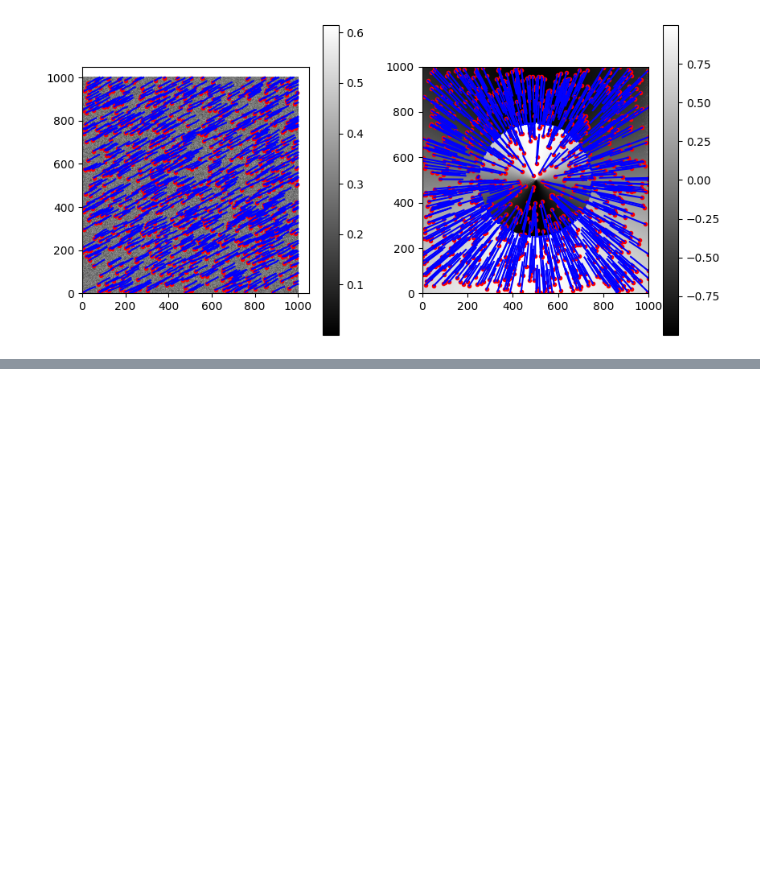
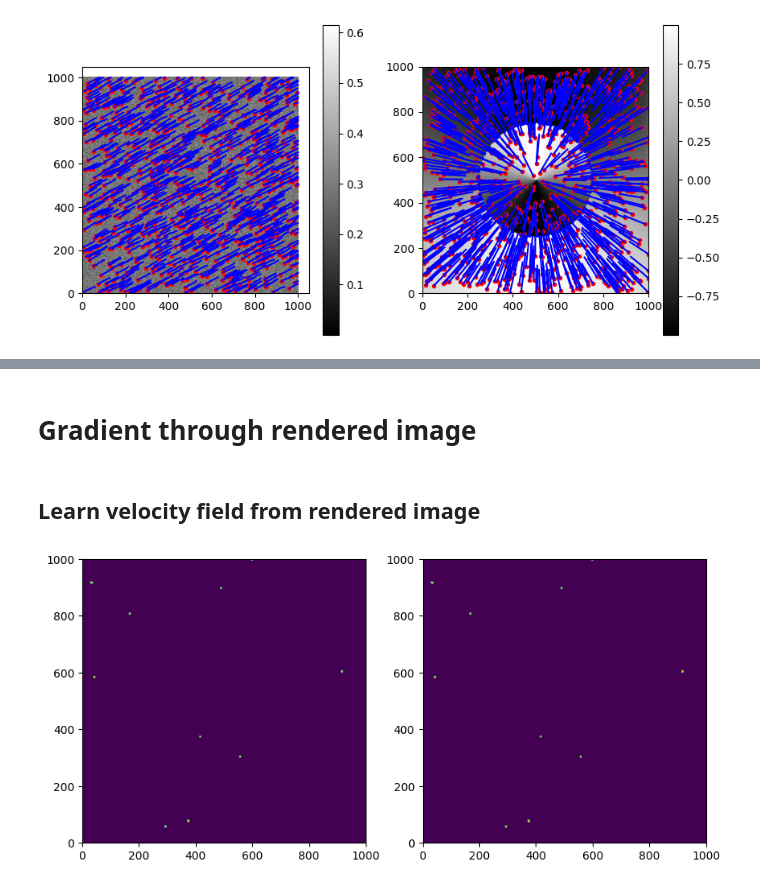
Before and after one commit to Davidxdydz/diffstreamlines, a Jupyter notebook: test.ipynb, the cells around one changed output, grey strips where cells are left out. Saved outputs shown, nothing was run; the diff lists cells and outputs as text; code cells hidden in the pictures; blank space fills up the shorter version.

```diff
--- a/test.ipynb
+++ b/test.ipynb
@@ -149,0 +186,33 @@ plt.show()
+# %% [markdown]
+# Gradient through rendered image
+# %% [markdown]
+## Learn velocity field from rendered image
+# %%
+target = image.clone()
+
+w, h = 1000, 1000
+n = 1000
+dt = 0.1
+steps = 1000
+torch.manual_seed(1)
+directions = torch.rand(h, w, dtype=torch.float32, device="cuda") * 2 * np.pi
+magnitudes = torch.rand(h, w, dtype=torch.float32, device="cuda") * 2 - 1
+magnitudes.requires_grad_()
+directions.requires_grad_()
+
+plt.figure(figsize=(10, 5))
+plt.subplot(1, 2, 1)
+plot_rendered_streamlines(vels(directions, magnitudes), initial_points, dt, steps)
+optim = torch.optim.Adam([directions, magnitudes], lr=0.01)
+progress_bar = tqdm(range(10))
+for _ in progress_bar:
+    optim.zero_grad()
+    im = render_streamlines(vels(directions, magnitudes), initial_points, dt, steps)
+    loss = torch.mean((im - target) ** 2)
+    loss.backward()
+    optim.step()
+    progress_bar.set_postfix_str(f"loss: {loss.item():.4f}")
+plt.subplot(1, 2, 2)
+plot_rendered_streamlines(vels(directions, magnitudes), initial_points, dt, steps)
+# %% [output]
+[figure, added]
```
Also changed, not shown: parts of 6 cells of this notebook, 3 other files.
